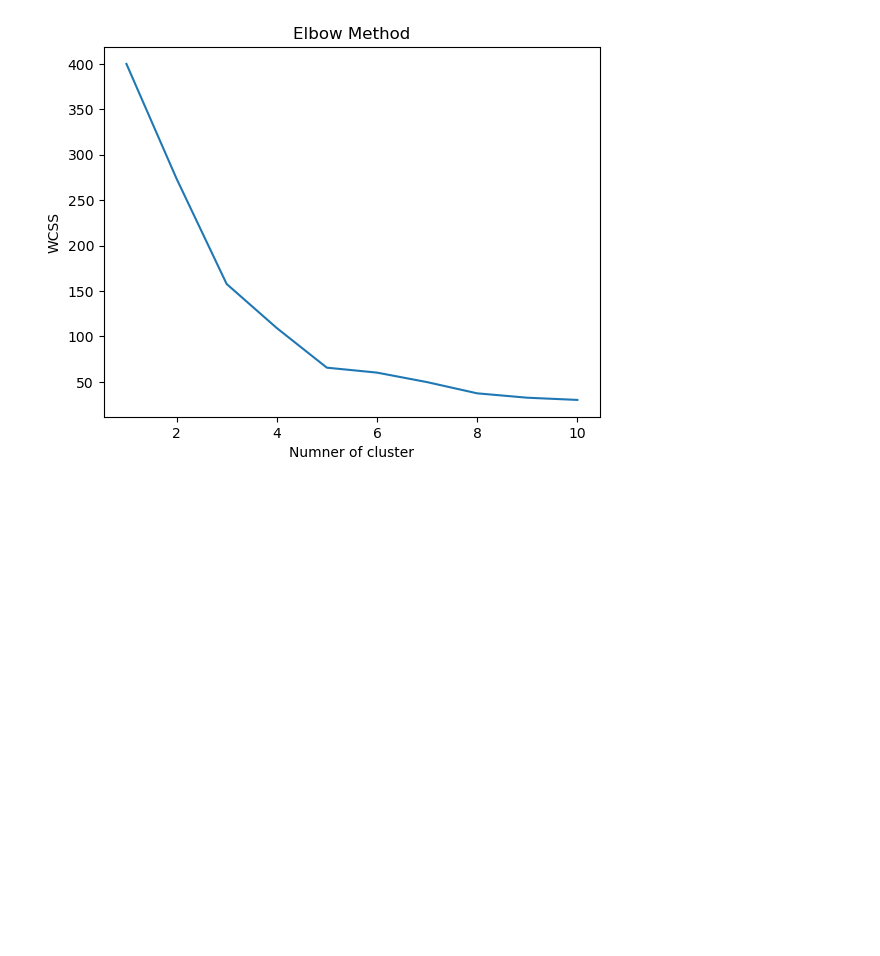
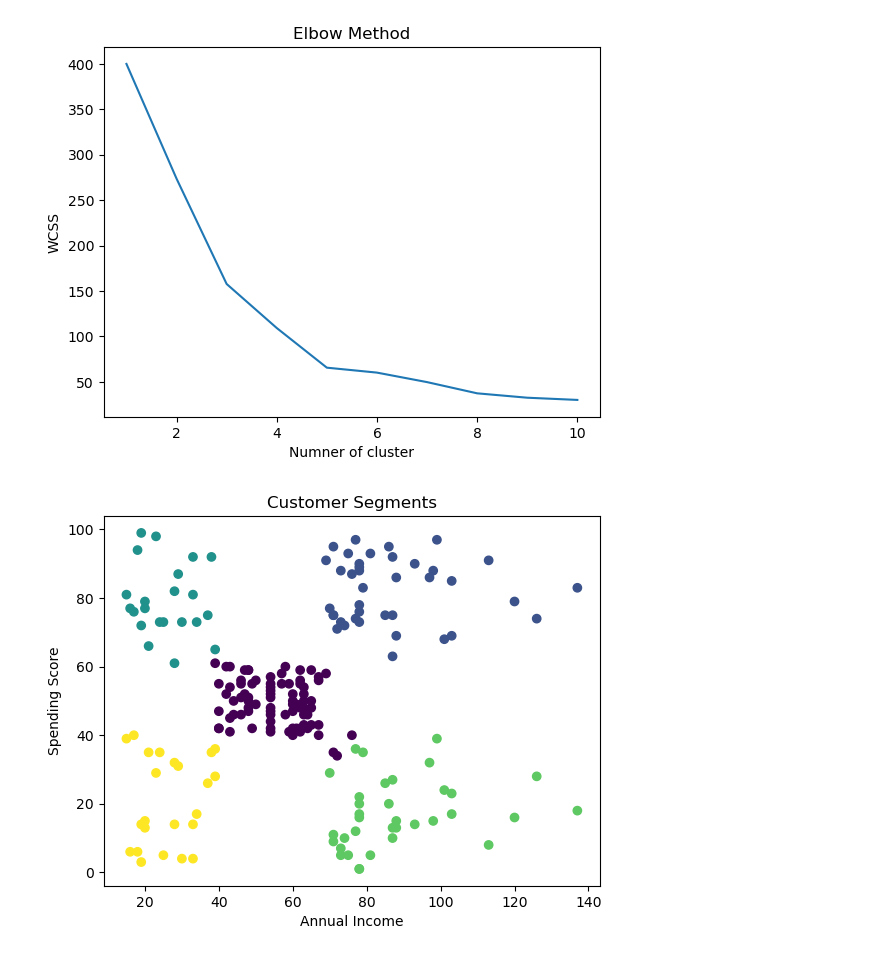
Before and after one commit to Dilawar777/Customer-Segmentation, a Jupyter notebook: Untitled.ipynb, the cells around one changed output. Drawn from its saved outputs; the diff is of its cells as text; code cells hidden in the pictures; blank space fills up the shorter version.

Commit message:
clustering, and visualize

```diff
--- a/Untitled.ipynb
+++ b/Untitled.ipynb
@@ -83,5 +83,13 @@ plt.show
 <function matplotlib.pyplot.show(close=None, block=None)>
 [figure]
 # %%
-kmeans = KMeans(n_cluster  = 5 , random_state = 42)
-df['Cluster'] = kmeans.fit_predict
+kmeans = KMeans(n_clusters=5, random_state=42)
+df['Cluster'] = kmeans.fit_predict(X_scaled)
+# %%
+plt.scatter(df['Annual Income (k$)'], df['Spending Score (1-100)'], c=df['Cluster'])
+plt.xlabel("Annual Income")
+plt.ylabel("Spending Score")
+plt.title("Customer Segments")
+plt.show()
+# %% [output]
+[figure, added]
```
